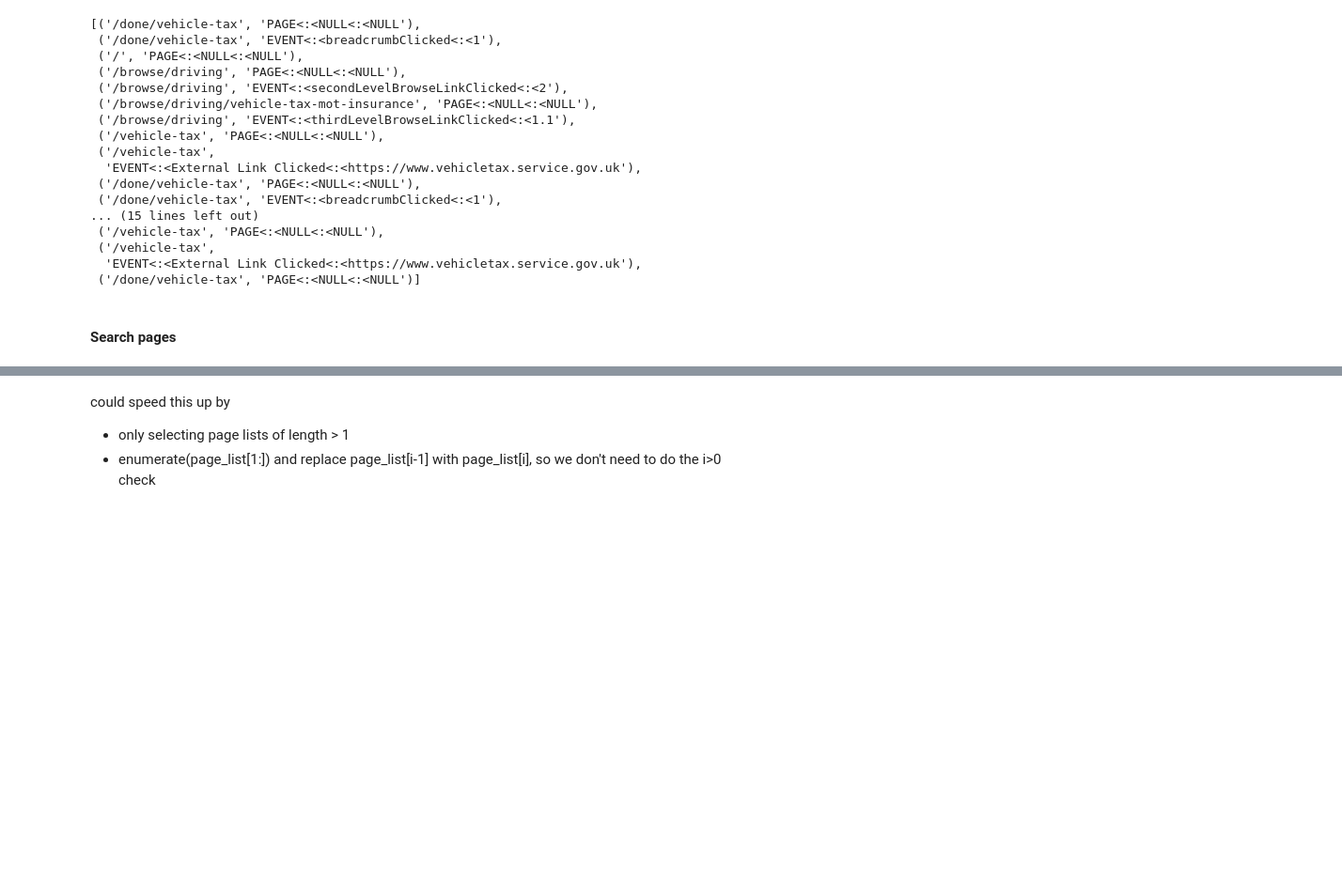
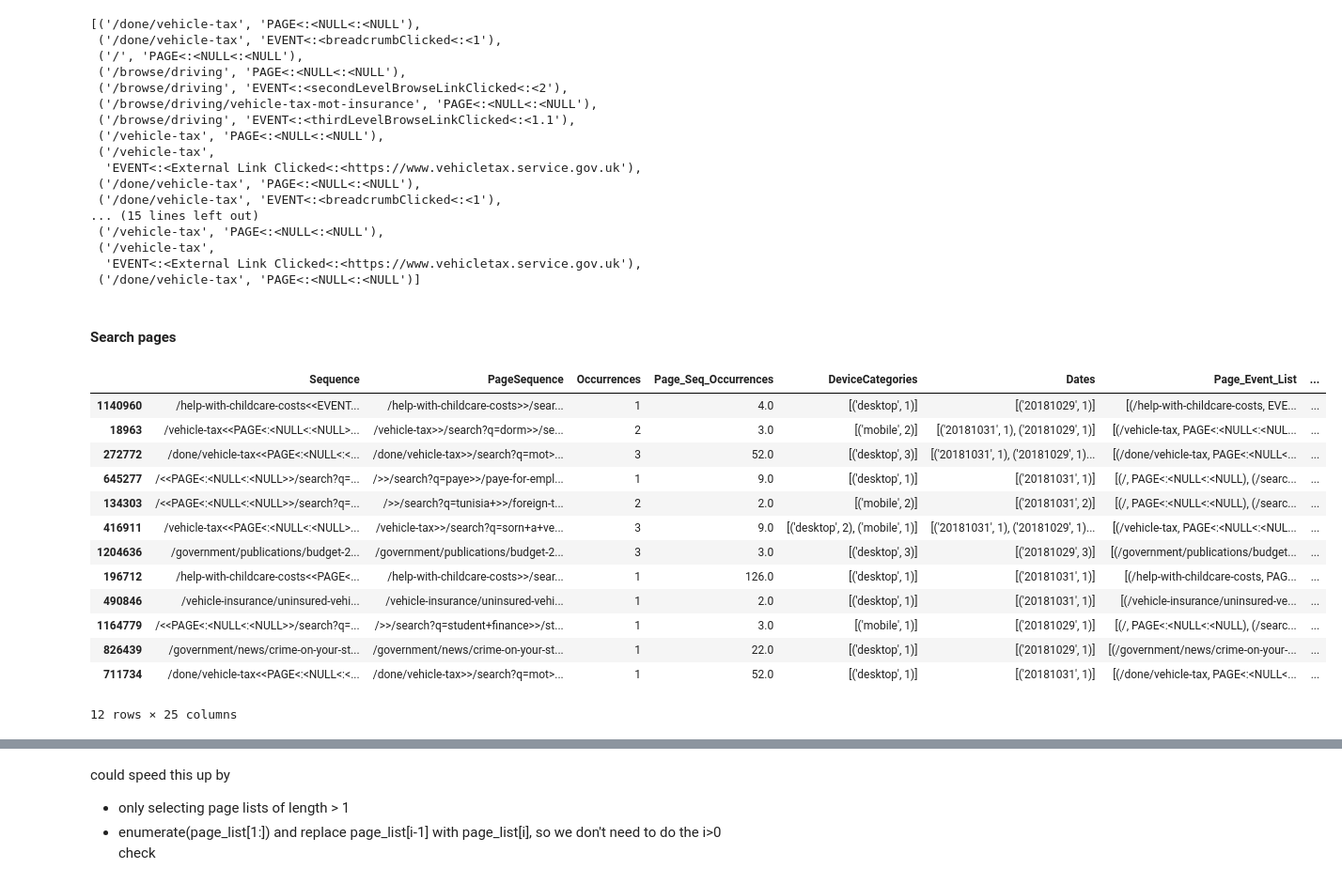
Before and after one commit to alphagov/govuk-network-data, a Jupyter notebook: notebooks/eda/generating_ab_test_data.ipynb, the cells around one changed output, grey strips where cells are left out. Shown at 94% size. Cells and saved outputs as stored; diff of their text form; code cells hidden in the pictures; blank space fills up the shorter version.

Commit message:
search pages after content pages

```diff
--- a/notebooks/eda/generating_ab_test_data.ipynb
+++ b/notebooks/eda/generating_ab_test_data.ipynb
@@ -560,0 +585,21 @@ def count_search_from_content(page_list):
+# %%
+_10000_sample_df = df.sample(n=10000, weights=df.Occurrences)
+# %%
+_10000_sample_df['Search_from_content_events_2'] = _10000_sample_df['Page_List'].map(count_search_from_content_2)
+# %%
+_10000_sample_df[_10000_sample_df['Search_from_content_events_2']>0]
+# %% [output]
+|  | Sequence | PageSequence | Occurrences | Page_Seq_Occurrences | DeviceCategories | Dates | Page_Event_List | ... |
+| 1140960 | /help-with-childcare-costs<<EVENT... | /help-with-childcare-costs>>/sear... | 1 | 4.0 | [('desktop', 1)] | [('20181029', 1)] | [(/help-with-childcare-costs, EVE... | ... |
+| 18963 | /vehicle-tax<<PAGE<:<NULL<:<NULL>... | /vehicle-tax>>/search?q=dorm>>/se... | 2 | 3.0 | [('mobile', 2)] | [('20181031', 1), ('20181029', 1)] | [(/vehicle-tax, PAGE<:<NULL<:<NUL... | ... |
+| 272772 | /done/vehicle-tax<<PAGE<:<NULL<:<... | /done/vehicle-tax>>/search?q=mot>... | 3 | 52.0 | [('desktop', 3)] | [('20181031', 1), ('20181029', 1)... | [(/done/vehicle-tax, PAGE<:<NULL<... | ... |
+| 645277 | /<<PAGE<:<NULL<:<NULL>>/search?q=... | />>/search?q=paye>>/paye-for-empl... | 1 | 9.0 | [('desktop', 1)] | [('20181031', 1)] | [(/, PAGE<:<NULL<:<NULL), (/searc... | ... |
+| 134303 | /<<PAGE<:<NULL<:<NULL>>/search?q=... | />>/search?q=tunisia+>>/foreign-t... | 2 | 2.0 | [('mobile', 2)] | [('20181031', 2)] | [(/, PAGE<:<NULL<:<NULL), (/searc... | ... |
+| 416911 | /vehicle-tax<<PAGE<:<NULL<:<NULL>... | /vehicle-tax>>/search?q=sorn+a+ve... | 3 | 9.0 | [('desktop', 2), ('mobile', 1)] | [('20181031', 1), ('20181029', 1)... | [(/vehicle-tax, PAGE<:<NULL<:<NUL... | ... |
+| 1204636 | /government/publications/budget-2... | /government/publications/budget-2... | 3 | 3.0 | [('desktop', 3)] | [('20181029', 3)] | [(/government/publications/budget... | ... |
+| 196712 | /help-with-childcare-costs<<PAGE<... | /help-with-childcare-costs>>/sear... | 1 | 126.0 | [('desktop', 1)] | [('20181031', 1)] | [(/help-with-childcare-costs, PAG... | ... |
+| 490846 | /vehicle-insurance/uninsured-vehi... | /vehicle-insurance/uninsured-vehi... | 1 | 2.0 | [('desktop', 1)] | [('20181031', 1)] | [(/vehicle-insurance/uninsured-ve... | ... |
+| 1164779 | /<<PAGE<:<NULL<:<NULL>>/search?q=... | />>/search?q=student+finance>>/st... | 1 | 3.0 | [('mobile', 1)] | [('20181029', 1)] | [(/, PAGE<:<NULL<:<NULL), (/searc... | ... |
+| 826439 | /government/news/crime-on-your-st... | /government/news/crime-on-your-st... | 1 | 22.0 | [('desktop', 1)] | [('20181029', 1)] | [(/government/news/crime-on-your-... | ... |
+| 711734 | /done/vehicle-tax<<PAGE<:<NULL<:<... | /done/vehicle-tax>>/search?q=mot>... | 1 | 52.0 | [('desktop', 1)] | [('20181031', 1)] | [(/done/vehicle-tax, PAGE<:<NULL<... | ... |
+12 rows × 25 columns
```
Also changed, not shown: parts of 18 cells of this notebook.
